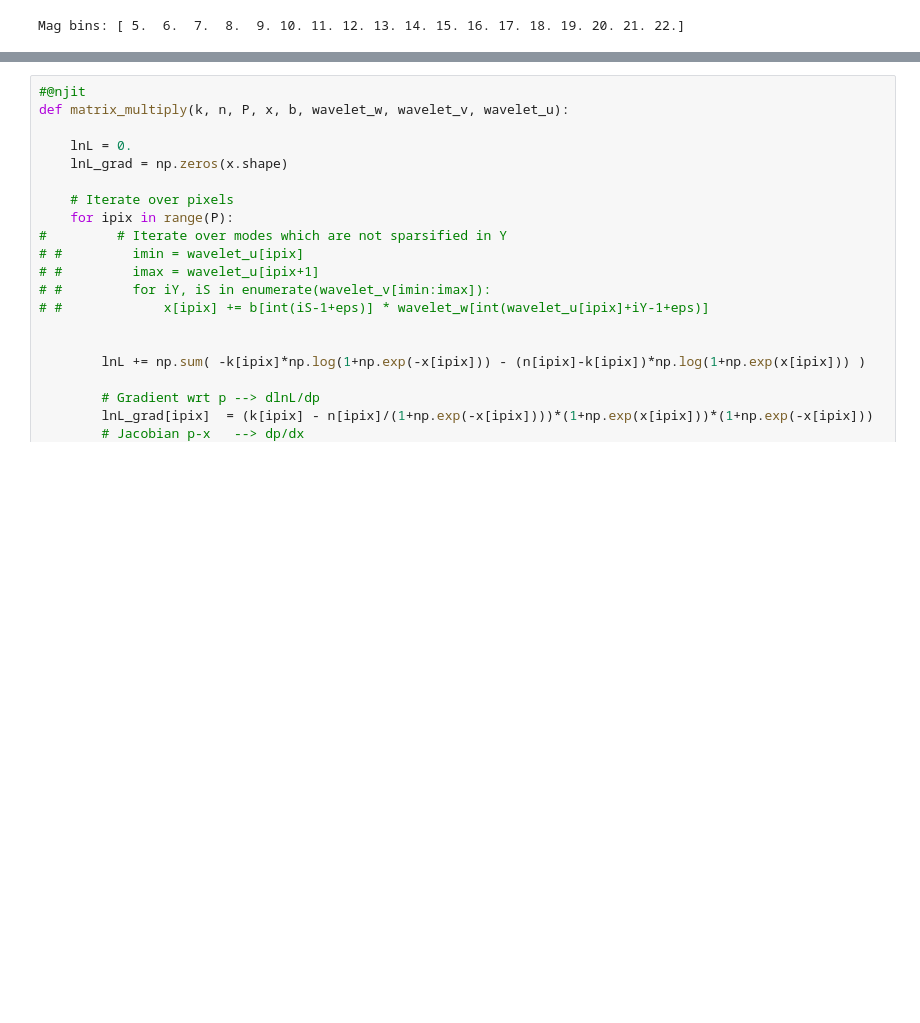
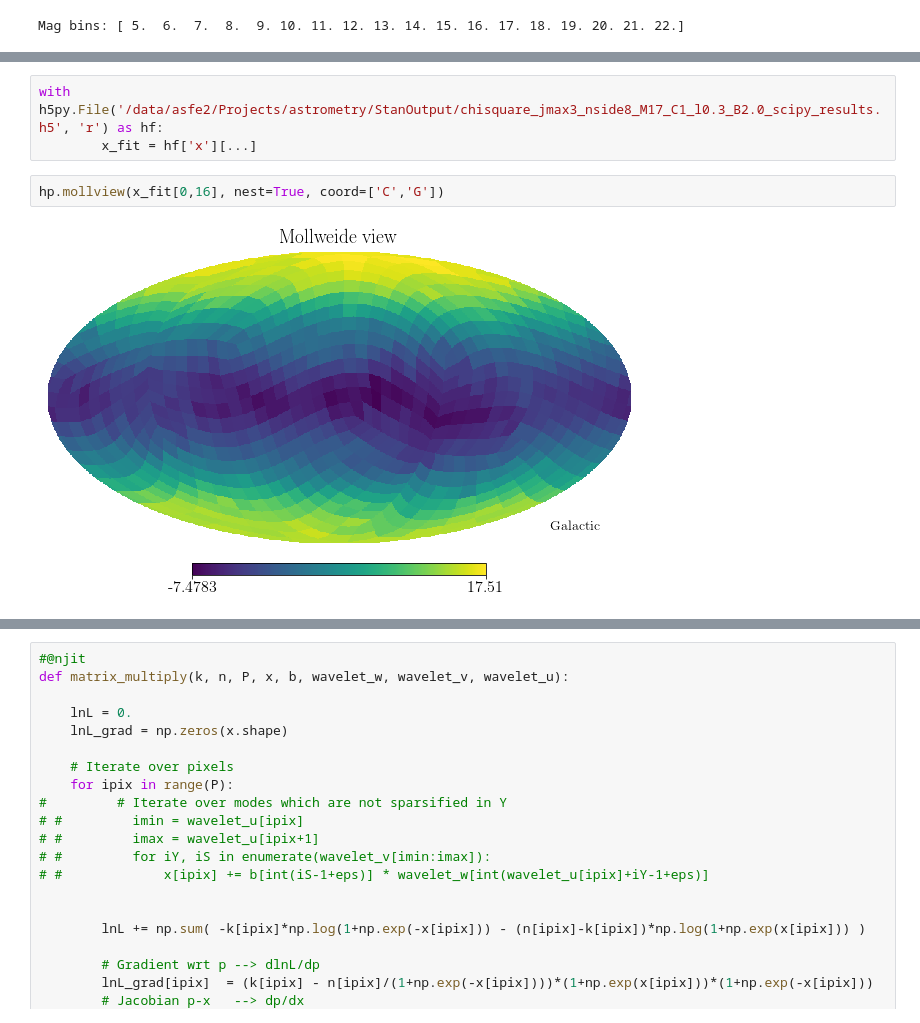
Before and after one commit to gaiaverse/astrometry, a Jupyter notebook: SelectionFunctionToolkit/TestingPython.ipynb, the cells around one changed output, grey strips where cells are left out. Saved outputs shown, nothing was run; the diff lists cells and outputs as text; blank space fills up the shorter version.

```diff
--- a/SelectionFunctionToolkit/TestingPython.ipynb
+++ b/SelectionFunctionToolkit/TestingPython.ipynb
@@ -73,0 +156,7 @@ Mag bins: [ 5.  6.  7.  8.  9. 10. 11. 12. 13. 14. 15. 16. 17. 18. 19. 20. 21. 2
+# %%
+with h5py.File('/data/asfe2/Projects/astrometry/StanOutput/chisquare_jmax3_nside8_M17_C1_l0.3_B2.0_scipy_results.h5', 'r') as hf:
+        x_fit = hf['x'][...]
+# %%
+hp.mollview(x_fit[0,16], nest=True, coord=['C','G'])
+# %% [output]
+[figure, added]
```
Also changed, not shown: parts of 72 cells of this notebook, 3 other files.
